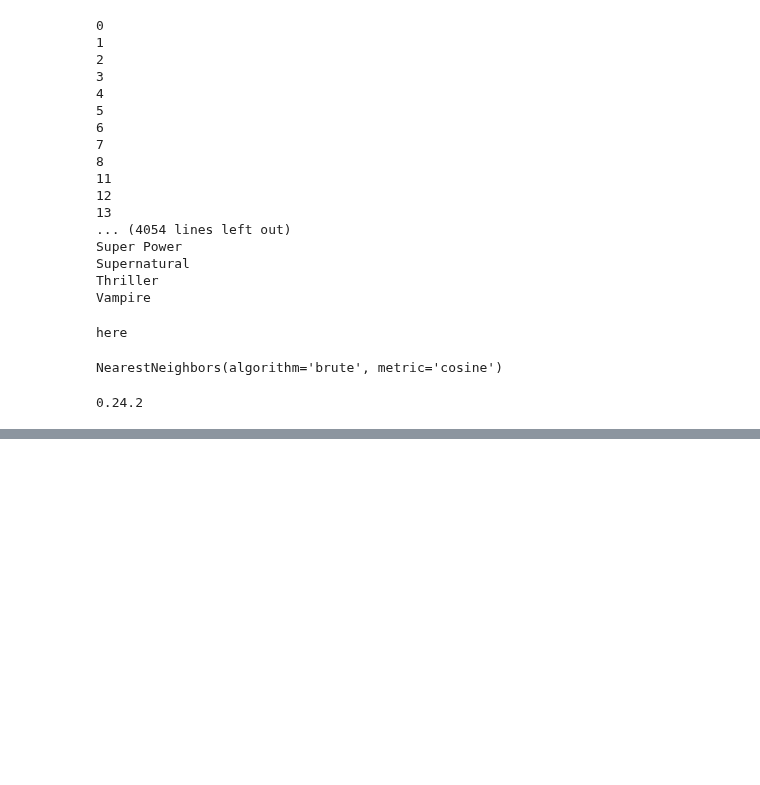
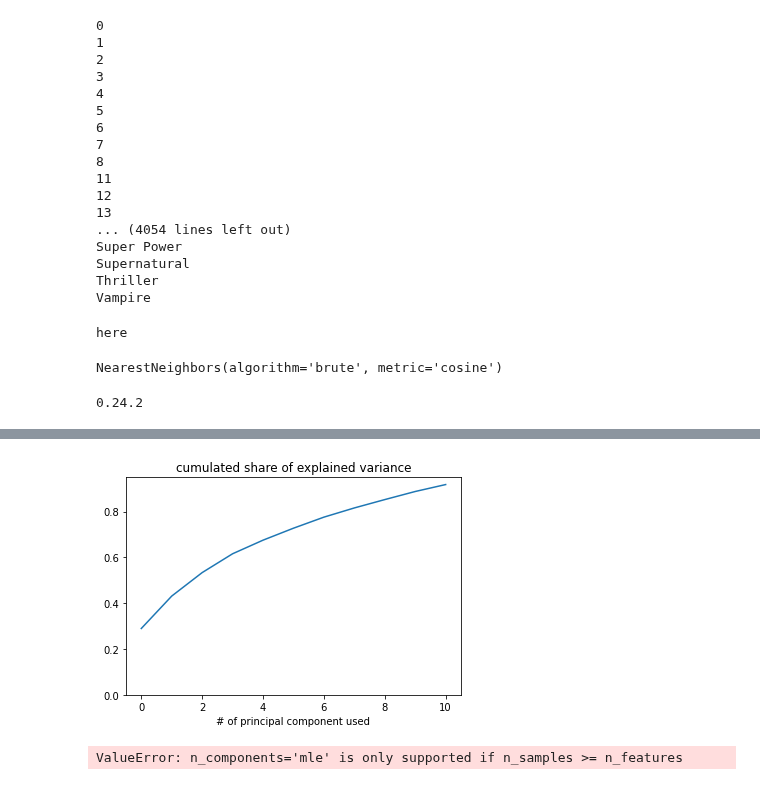
Before and after one commit to mijkami/Anime_Map, a Jupyter notebook: notebooks/prep before google.ipynb, the cells around one changed output, grey strips where cells are left out. Saved outputs shown, nothing was run; the diff lists cells and outputs as text; code cells hidden in the pictures; blank space fills up the shorter version.

```diff
--- a/notebooks/prep before google.ipynb
+++ b/notebooks/prep before google.ipynb
@@ -269,0 +611,5 @@ rating_complete_100plus_PG.head()
+# %%
+%%time
+pca = PCA(n_components = 0.9, svd_solver='full')
+pca.fit(pivot_df)
+pca_array = pca.transform(pivot_df)
@@ -269,0 +619,14 @@ rating_complete_100plus_PG.head()
+# %%
+plt.plot(np.cumsum(pca.explained_variance_ratio_))
+plt.ylim(ymin=0)
+plt.title('cumulated share of explained variance')
+plt.xlabel('# of principal component used');
+# %% [output]
+[figure, added]
+# %%
+%%time
+pca = PCA(n_components = 'mle', svd_solver='full')
+pca.fit(pivot_df)
+pca_array = pca.transform(pivot_df)
+# %% [output]
+ValueError: n_components='mle' is only supported if n_samples >= n_features
```
Also changed, not shown: parts of 90 cells of this notebook, 6 other files.
